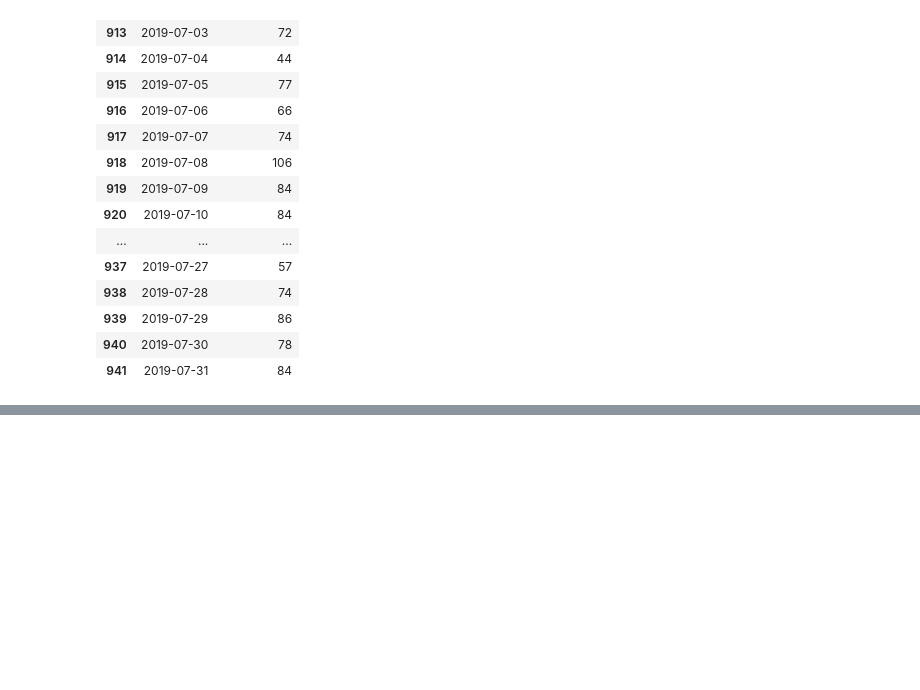
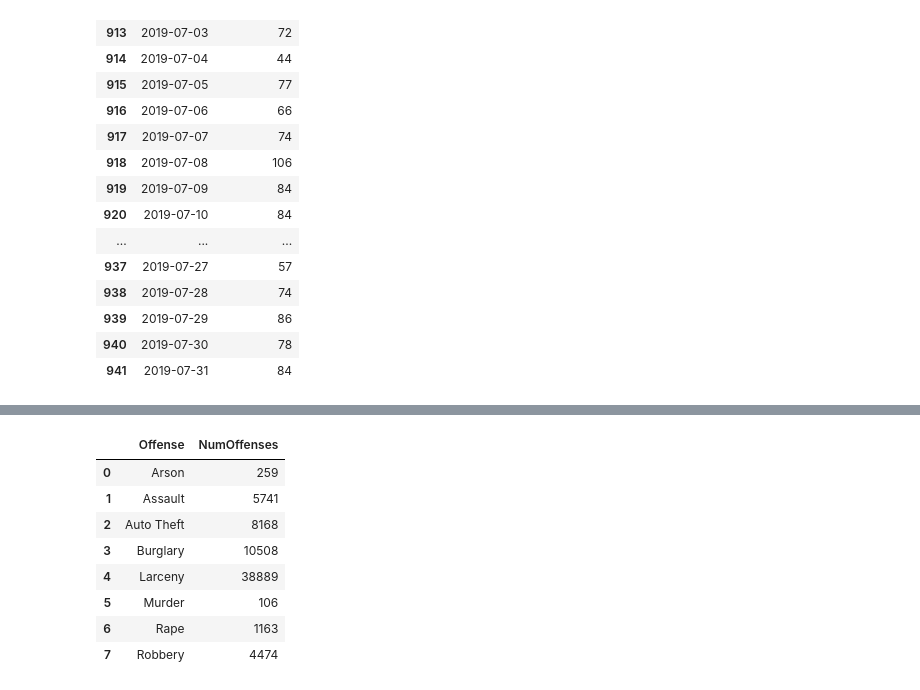
Before and after one commit to emriver222/project_1, a Jupyter notebook: CrimeData.ipynb, the cells around one changed output, grey strips where cells are left out. Saved outputs shown, nothing was run; the diff lists cells and outputs as text; code cells hidden in the pictures; blank space fills up the shorter version.

```diff
--- a/CrimeData.ipynb
+++ b/CrimeData.ipynb
@@ -321,0 +343,15 @@ crime_df.head()
+# %%
+# Group our data by offense, with a count,
+# and convert this to a dataframe
+offense_df = crime_monthly_type_df.groupby(['Offense']).size().to_frame(name="NumOffenses").reset_index()
+offense_df
+# %% [output]
+|  | Offense | NumOffenses |
+| 0 | Arson | 259 |
+| 1 | Assault | 5741 |
+| 2 | Auto Theft | 8168 |
+| 3 | Burglary | 10508 |
+| 4 | Larceny | 38889 |
+| 5 | Murder | 106 |
+| 6 | Rape | 1163 |
+| 7 | Robbery | 4474 |
```
Also changed, not shown: parts of 14 cells of this notebook, 3 other files.
